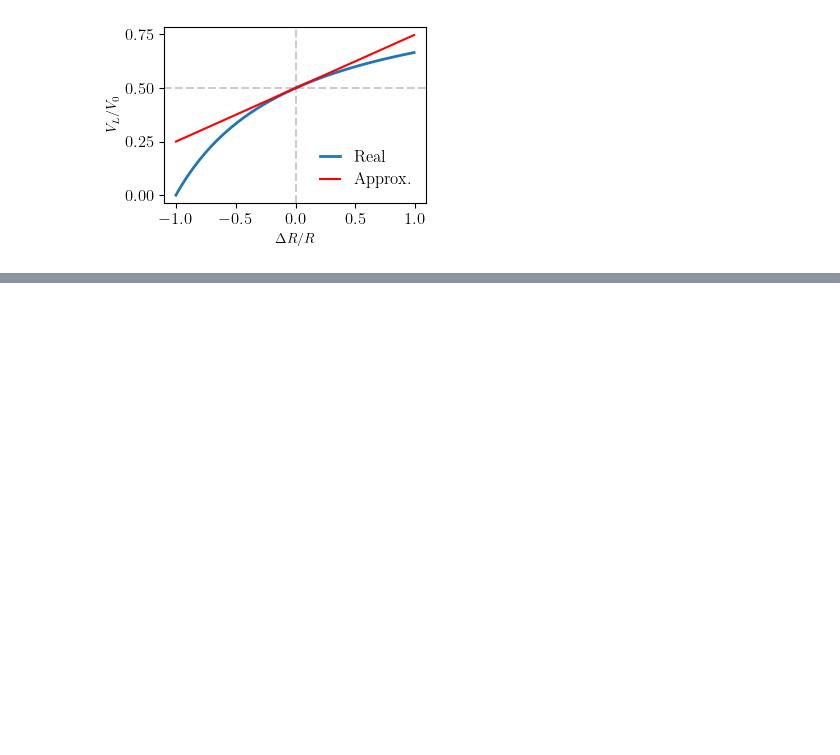
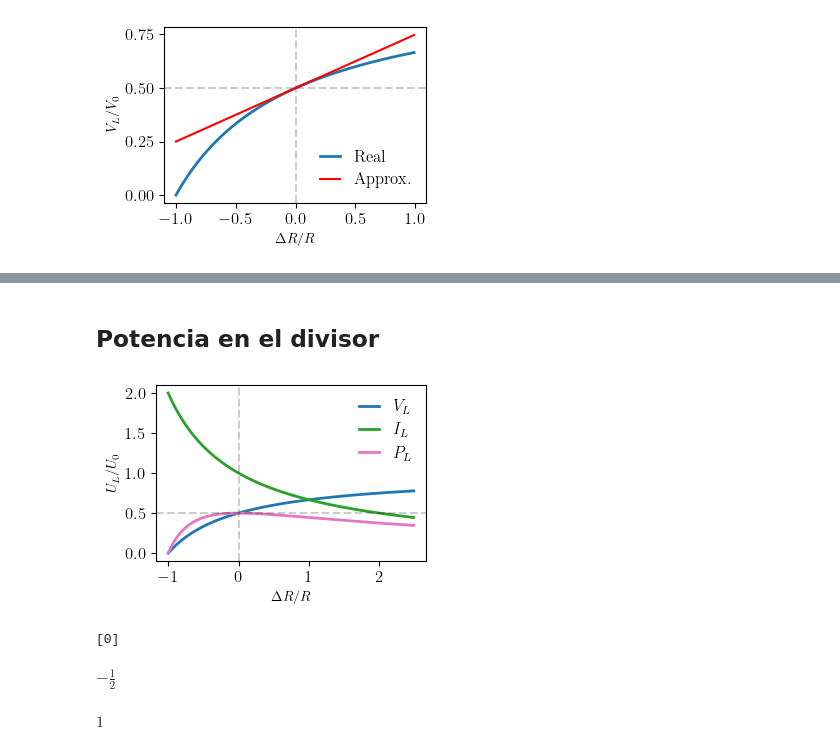
Before and after one commit to chacoma/LABO3_DF_UBA, a Jupyter notebook: Apuntes/Circuitos DC/images/graficos.ipynb, the cells around one changed output, grey strips where cells are left out. Saved outputs shown, nothing was run; the diff lists cells and outputs as text; code cells hidden in the pictures; blank space fills up the shorter version.

```diff
--- a/Apuntes/Circuitos DC/images/graficos.ipynb
+++ b/Apuntes/Circuitos DC/images/graficos.ipynb
@@ -214,0 +247,67 @@ plot.show("divisor_plot2.jpg", loc=4)
+# %% [markdown]
+## Potencia en el divisor
+# %%
+plot = pl.Plotter(H=2.5,W=3.5)
+
+x1= np.arange(-1.,2.5, 0.01)
+
+
+f3 = lambda u : (1+u)/(2+u)
+plot.ax.plot(x1,f3(x1), c="C0", linewidth=2, label="$V_L$")
+
+f2 = lambda u : (1)/(1+0.5*u)
+plot.ax.plot(x1,f2(x1), c="C2", linewidth=2, label="$I_L$")
+
+f1 = lambda u : (1+u)/(2*(1+0.5*u)**2)
+plot.ax.plot(x1,f1(x1), c="C6", linewidth=2, label="$P_L$")
+
+
+#plot.ax.plot(x1,f2(x1)*f3(x1), c="black", linewidth=2, label="$V_L$")
+
+'''
+x2= np.arange(-1.,1., 0.01)
+f2 = lambda u : 1-(1/2)*u
+plot.ax.plot(x2,f2(x1), c="C4", label="Approx.", zorder=4)
+'''
+
+plot.ax.axhline( 0.5, linestyle='--',c='black', alpha=0.2 )
+plot.ax.axvline( 0, linestyle='--',c='black', alpha=0.2 )
+
+#plot.ax.set_yticks([0,0.25,0.5,0.75])
+
+plot.ax.set_ylabel( "$U_L/U_0$" )
+plot.ax.set_xlabel( "$\Delta R/R$" )
+
+plot.show("divisor_PL_plot.jpg", loc=1)
+# %% [output]
+[figure, added]
+# %%
+import sympy as sp
+
+# Definir la variable y la función
+x = sp.symbols('x')
+f = (1 + x) / (1 + x / 2)**2
+
+# Calcular la primera derivada
+dfdx = sp.diff(f, x)
+
+# Encontrar los puntos críticos
+critical_points = sp.solve(dfdx, x)
+critical_points
+# %% [output]
+[0]
+# %%
+# Calcular la segunda derivada
+d2fdx2 = sp.diff(dfdx, x)
+
+# Evaluar la segunda derivada en x = 0
+second_derivative_at_0 = d2fdx2.subs(x, 0)
+second_derivative_at_0
+# %% [output]
+$\displaystyle - \frac{1}{2}$
+# %%
+# Expansión de Taylor de primer orden en x = 0
+taylor_expansion = f.series(x, 0, 2).removeO()
+taylor_expansion
+# %% [output]
+$\displaystyle 1$
```
Also changed, not shown: parts of 5 cells of this notebook, 1 other file.
